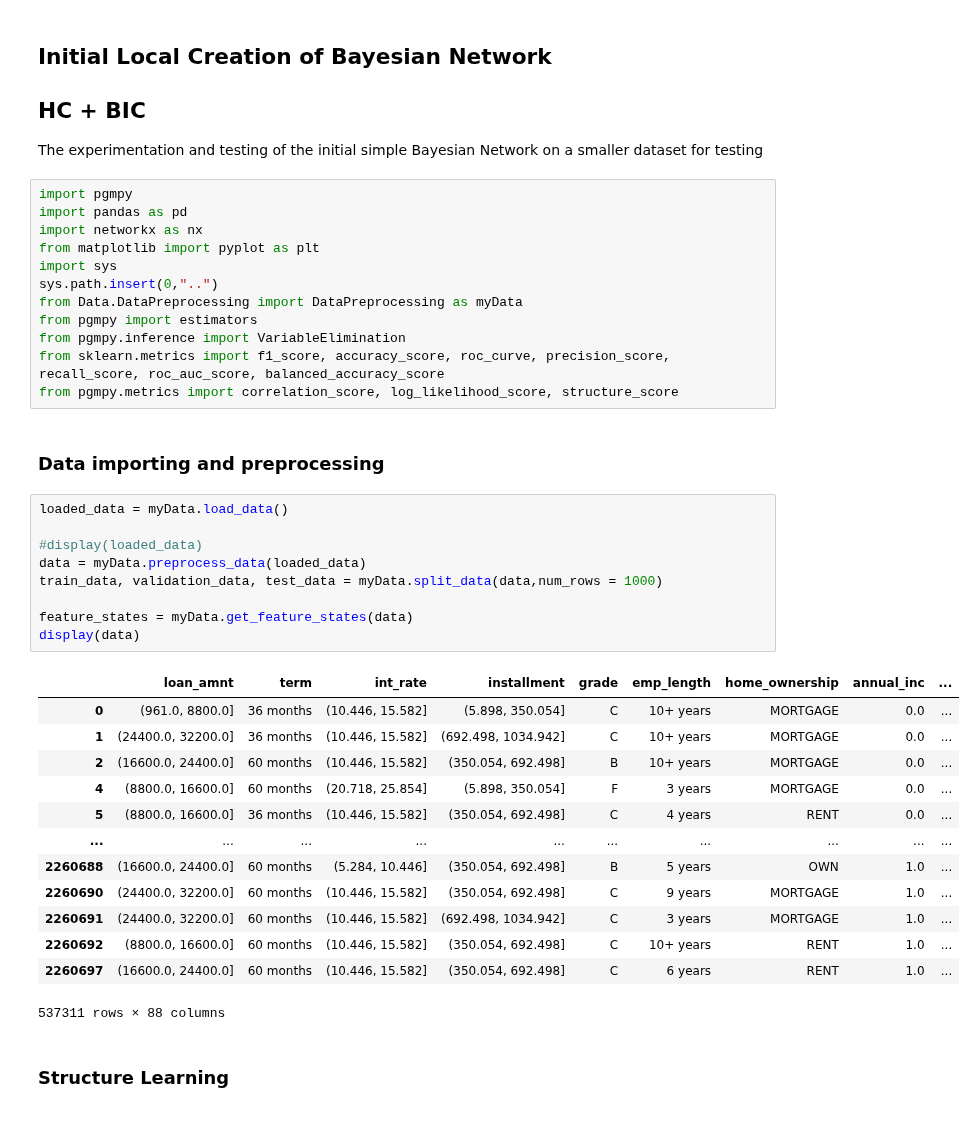
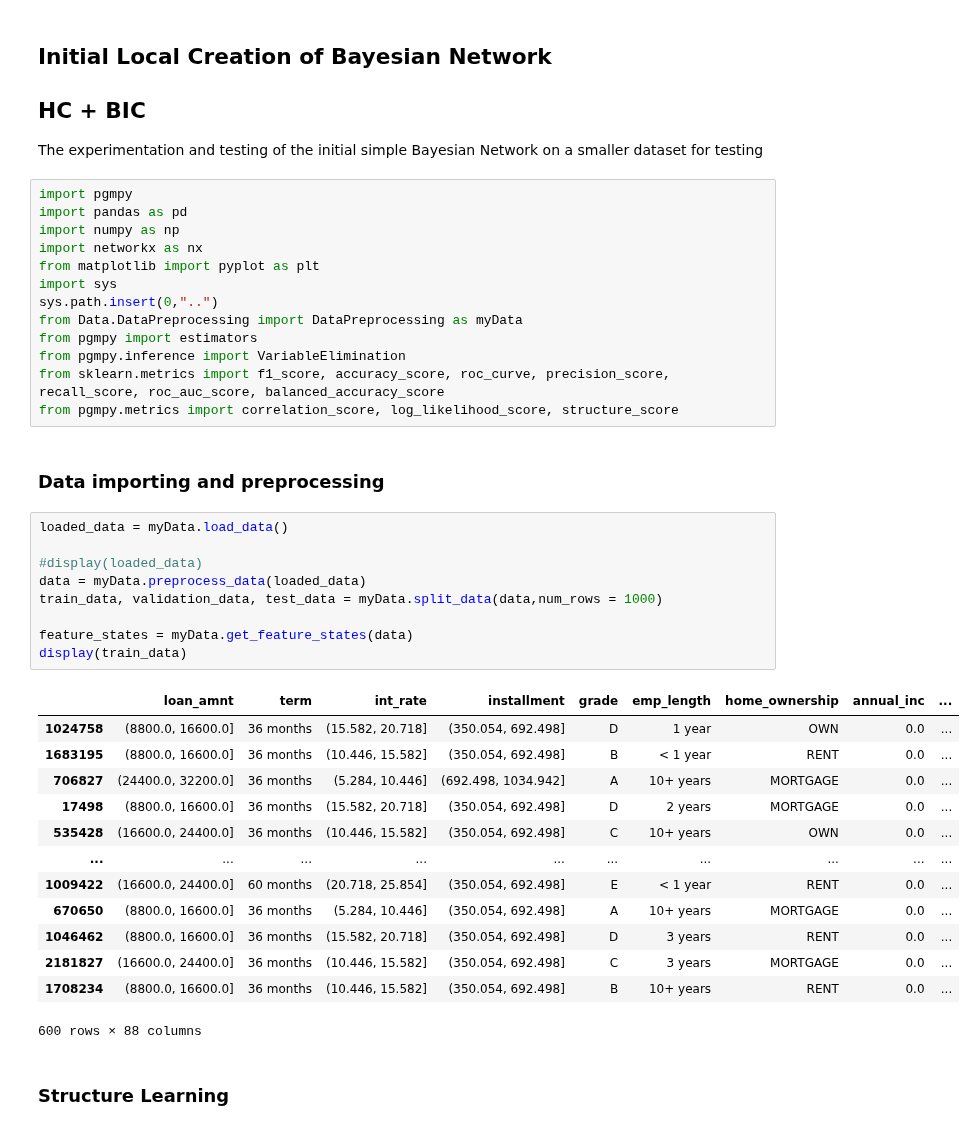
Before and after one commit to Zach-schwark/Honours-Research, a Jupyter notebook: HC_differentScores/BN_testing_HC_BIC.ipynb, the cells around one changed output. Saved outputs shown, nothing was run; the diff lists cells and outputs as text.

```diff
--- a/HC_differentScores/BN_testing_HC_BIC.ipynb
+++ b/HC_differentScores/BN_testing_HC_BIC.ipynb
@@ -7,6 +7,7 @@ The experimentation and testing of the initial simple Bayesian Network on a smal
 # %%
 import pgmpy
 import pandas as pd
+import numpy as np
 import networkx as nx
 from matplotlib import pyplot as plt
 import sys
@@ -21,26 +22,26 @@ from pgmpy.metrics import correlation_score, log_likelihood_score, structure_sco
 # %%
 loaded_data = myData.load_data()
 
 #display(loaded_data)
 data = myData.preprocess_data(loaded_data)
 train_data, validation_data, test_data = myData.split_data(data,num_rows = 1000)
 
 feature_states = myData.get_feature_states(data)
-display(data)
+display(train_data)
 # %% [output]
 |  | loan_amnt | term | int_rate | installment | grade | emp_length | home_ownership | annual_inc | ... |
-| 0 | (961.0, 8800.0] | 36 months | (10.446, 15.582] | (5.898, 350.054] | C | 10+ years | MORTGAGE | 0.0 | ... |
-| 1 | (24400.0, 32200.0] | 36 months | (10.446, 15.582] | (692.498, 1034.942] | C | 10+ years | MORTGAGE | 0.0 | ... |
-| 2 | (16600.0, 24400.0] | 60 months | (10.446, 15.582] | (350.054, 692.498] | B | 10+ years | MORTGAGE | 0.0 | ... |
-| 4 | (8800.0, 16600.0] | 60 months | (20.718, 25.854] | (5.898, 350.054] | F | 3 years | MORTGAGE | 0.0 | ... |
-| 5 | (8800.0, 16600.0] | 36 months | (10.446, 15.582] | (350.054, 692.498] | C | 4 years | RENT | 0.0 | ... |
+| 1024758 | (8800.0, 16600.0] | 36 months | (15.582, 20.718] | (350.054, 692.498] | D | 1 year | OWN | 0.0 | ... |
+| 1683195 | (8800.0, 16600.0] | 36 months | (10.446, 15.582] | (350.054, 692.498] | B | < 1 year | RENT | 0.0 | ... |
+| 706827 | (24400.0, 32200.0] | 36 months | (5.284, 10.446] | (692.498, 1034.942] | A | 10+ years | MORTGAGE | 0.0 | ... |
+| 17498 | (8800.0, 16600.0] | 36 months | (15.582, 20.718] | (350.054, 692.498] | D | 2 years | MORTGAGE | 0.0 | ... |
+| 535428 | (16600.0, 24400.0] | 36 months | (10.446, 15.582] | (350.054, 692.498] | C | 10+ years | OWN | 0.0 | ... |
 | ... | ... | ... | ... | ... | ... | ... | ... | ... | ... |
-| 2260688 | (16600.0, 24400.0] | 60 months | (5.284, 10.446] | (350.054, 692.498] | B | 5 years | OWN | 1.0 | ... |
-| 2260690 | (24400.0, 32200.0] | 60 months | (10.446, 15.582] | (350.054, 692.498] | C | 9 years | MORTGAGE | 1.0 | ... |
-| 2260691 | (24400.0, 32200.0] | 60 months | (10.446, 15.582] | (692.498, 1034.942] | C | 3 years | MORTGAGE | 1.0 | ... |
-| 2260692 | (8800.0, 16600.0] | 60 months | (10.446, 15.582] | (350.054, 692.498] | C | 10+ years | RENT | 1.0 | ... |
-| 2260697 | (16600.0, 24400.0] | 60 months | (10.446, 15.582] | (350.054, 692.498] | C | 6 years | RENT | 1.0 | ... |
+| 1009422 | (16600.0, 24400.0] | 60 months | (20.718, 25.854] | (350.054, 692.498] | E | < 1 year | RENT | 0.0 | ... |
+| 670650 | (8800.0, 16600.0] | 36 months | (5.284, 10.446] | (350.054, 692.498] | A | 10+ years | MORTGAGE | 0.0 | ... |
+| 1046462 | (8800.0, 16600.0] | 36 months | (15.582, 20.718] | (350.054, 692.498] | D | 3 years | RENT | 0.0 | ... |
+| 2181827 | (16600.0, 24400.0] | 36 months | (10.446, 15.582] | (350.054, 692.498] | C | 3 years | MORTGAGE | 0.0 | ... |
+| 1708234 | (8800.0, 16600.0] | 36 months | (10.446, 15.582] | (350.054, 692.498] | B | 10+ years | RENT | 0.0 | ... |
-537311 rows × 88 columns
+600 rows × 88 columns
 # %% [markdown]
 ### Structure Learning
 # %%
```
Also changed, not shown: parts of 22 cells of this notebook, 2 other files.
